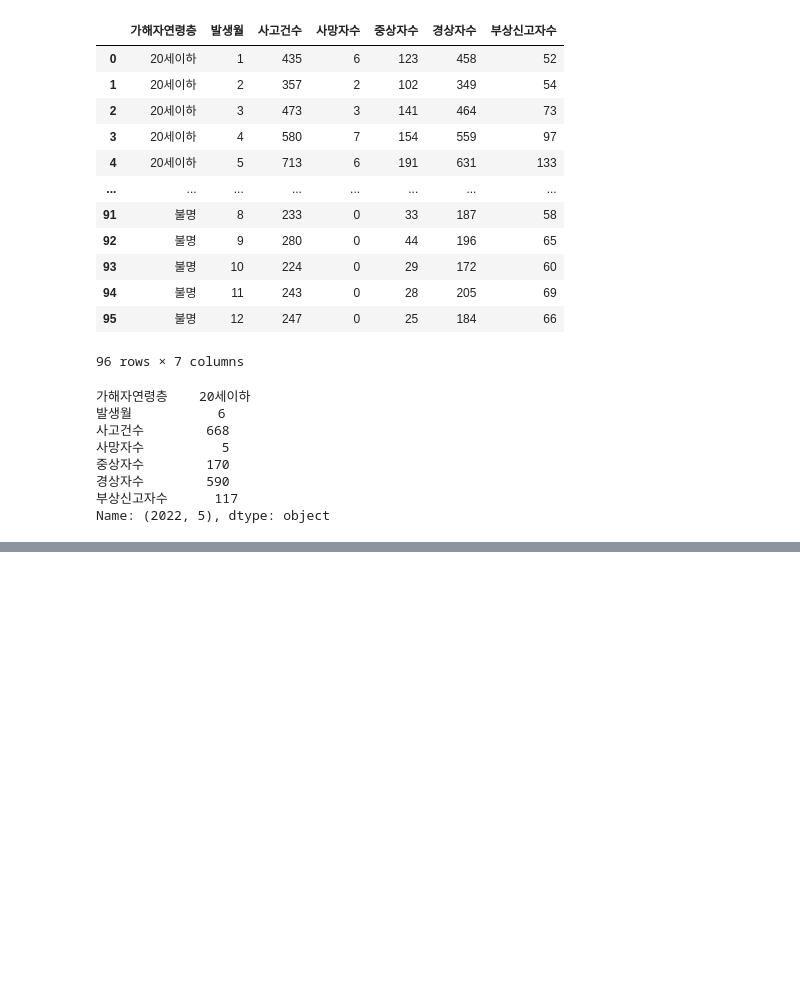
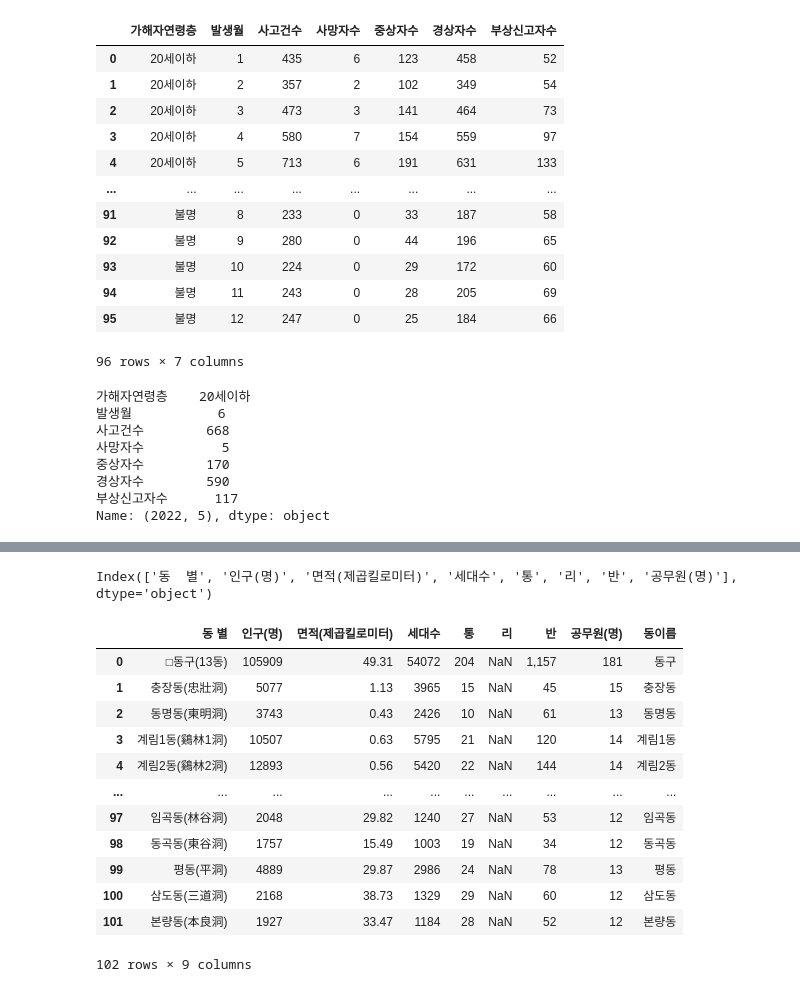
Before and after one commit to anhyunji494/python-basic, a Jupyter notebook: 2. PythonLibrary/ex02 pandas.ipynb, the cells around one changed output, grey strips where cells are left out. Cells and saved outputs as stored; diff of their text form; code cells hidden in the pictures; blank space fills up the shorter version.

```diff
--- a/2. PythonLibrary/ex02 pandas.ipynb
+++ b/2. PythonLibrary/ex02 pandas.ipynb
@@ -754,0 +828,4 @@ display(crime_2015)
+# %%
+dong.columns
+# %% [output]
+Index(['동  별', '인구(명)', '면적(제곱킬로미터)', '세대수', '통', '리', '반', '공무원(명)'], dtype='object')
@@ -754,0 +834,16 @@ display(crime_2015)
+# %%
+dong
+# %% [output]
+|  | 동 별 | 인구(명) | 면적(제곱킬로미터) | 세대수 | 통 | 리 | 반 | 공무원(명) | 동이름 |
+| 0 | □동구(13동) | 105909 | 49.31 | 54072 | 204 | NaN | 1,157 | 181 | 동구 |
+| 1 | 충장동(忠壯洞) | 5077 | 1.13 | 3965 | 15 | NaN | 45 | 15 | 충장동 |
+| 2 | 동명동(東明洞) | 3743 | 0.43 | 2426 | 10 | NaN | 61 | 13 | 동명동 |
+| 3 | 계림1동(鷄林1洞) | 10507 | 0.63 | 5795 | 21 | NaN | 120 | 14 | 계림1동 |
+| 4 | 계림2동(鷄林2洞) | 12893 | 0.56 | 5420 | 22 | NaN | 144 | 14 | 계림2동 |
+| ... | ... | ... | ... | ... | ... | ... | ... | ... | ... |
+| 97 | 임곡동(林谷洞) | 2048 | 29.82 | 1240 | 27 | NaN | 53 | 12 | 임곡동 |
+| 98 | 동곡동(東谷洞) | 1757 | 15.49 | 1003 | 19 | NaN | 34 | 12 | 동곡동 |
+| 99 | 평동(平洞) | 4889 | 29.87 | 2986 | 24 | NaN | 78 | 13 | 평동 |
+| 100 | 삼도동(三道洞) | 2168 | 38.73 | 1329 | 29 | NaN | 60 | 12 | 삼도동 |
+| 101 | 본량동(本良洞) | 1927 | 33.47 | 1184 | 28 | NaN | 52 | 12 | 본량동 |
+102 rows × 9 columns
```
Also changed, not shown: parts of 25 cells of this notebook, 5 other files.
